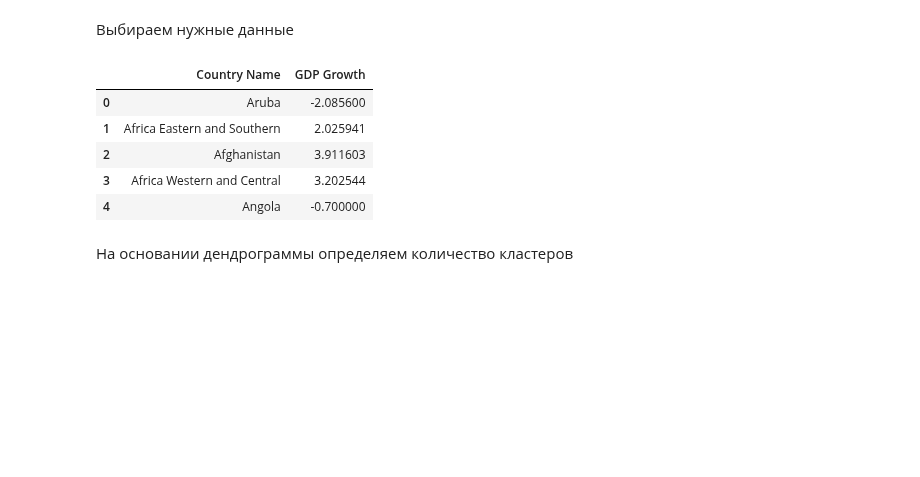
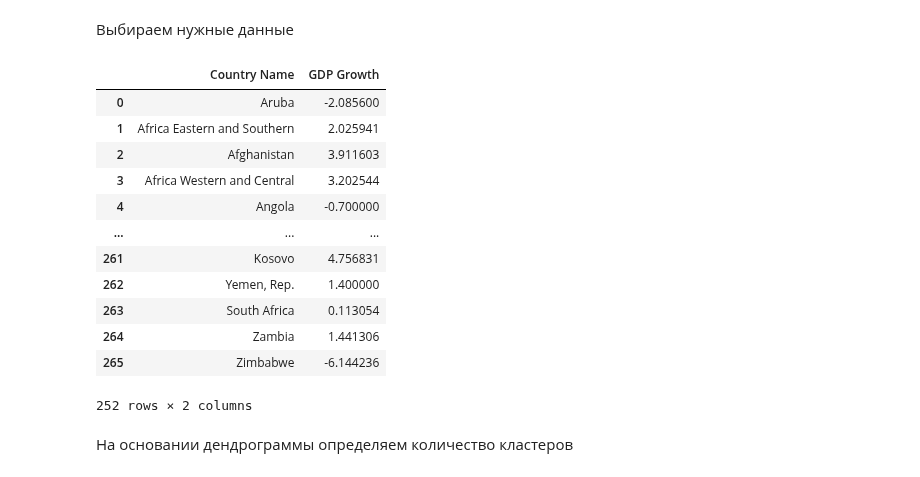
Before and after one commit to endygamedev/university, a Jupyter notebook: 4-course-7-semester/economic-dynamics-models/task-2/task-2-cluster.ipynb, the cells around one changed output. Saved outputs shown, nothing was run; the diff lists cells and outputs as text; code cells hidden in the pictures; blank space fills up the shorter version.

```diff
--- a/4-course-7-semester/economic-dynamics-models/task-2/task-2-cluster.ipynb
+++ b/4-course-7-semester/economic-dynamics-models/task-2/task-2-cluster.ipynb
@@ -87,14 +87,21 @@ df_inflation_data.head()
 # %%
 df_gdp_growth_2019 = df_gdp_growth_data[["Country Name", "2019"]].dropna()
 df_gdp_growth_2019 = df_gdp_growth_2019.rename({"2019": "GDP Growth"}, axis=1)
-df_gdp_growth_2019.head()
+df_gdp_growth_2019
 # %% [output]
 |  | Country Name | GDP Growth |
 | 0 | Aruba | -2.085600 |
 | 1 | Africa Eastern and Southern | 2.025941 |
 | 2 | Afghanistan | 3.911603 |
 | 3 | Africa Western and Central | 3.202544 |
 | 4 | Angola | -0.700000 |
+| ... | ... | ... |
+| 261 | Kosovo | 4.756831 |
+| 262 | Yemen, Rep. | 1.400000 |
+| 263 | South Africa | 0.113054 |
+| 264 | Zambia | 1.441306 |
+| 265 | Zimbabwe | -6.144236 |
+252 rows × 2 columns
 # %% [markdown]
 На основании дендрограммы определяем количество кластеров
 # %%
```
Also changed, not shown: 6 other files.
